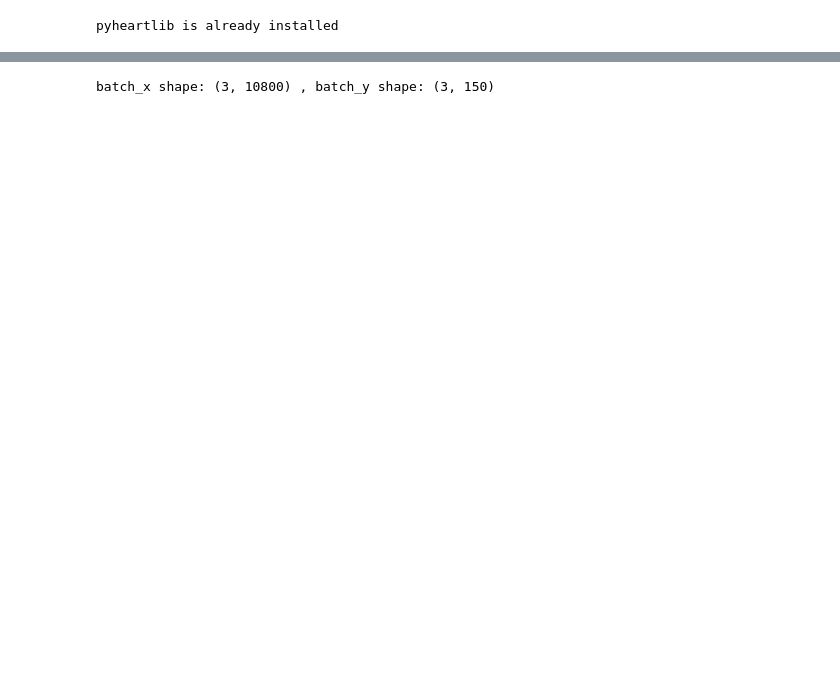
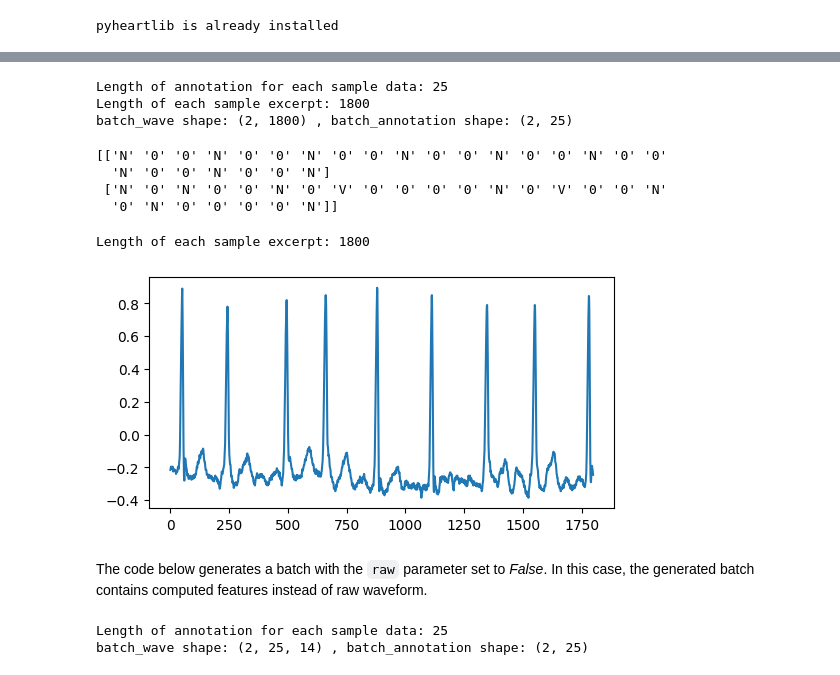
Before and after one commit to devnums/pyheartlib, a Jupyter notebook: examples/dataset/rpeak.ipynb, the cells around one changed output, grey strips where cells are left out. Drawn from its saved outputs; the diff is of its cells as text; code cells hidden in the pictures; blank space fills up the shorter version.

```diff
--- a/examples/dataset/rpeak.ipynb
+++ b/examples/dataset/rpeak.ipynb
@@ -39,17 +105,6 @@ if not Path('data').is_dir():
 # %%
-import numpy as np
-import pandas as pd
+# Load the dataset
 from pyheartlib.io import load_data
-from pyheartlib.data_rpeak import RpeakData, ECGSequence
-
-train_set = [201, 203]
-
-rpeak_data = RpeakData(
-    base_path="data", remove_bl=False, lowpass=False, progress_bar=False
-)
-annotated_records, samples_info = rpeak_data.save_samples(
-    rec_list=train_set, file_name="train.rpeak", win_size=30 * 360, stride=360
-)
 annotated_records, samples_info = load_data("data/train.rpeak")
 
 labels = []
@@ -66,11 +145,56 @@ Count  919749  900  90  30  122358  120  19163  2923  267
+# %%
+# Generate data in batch using he ECGSequence
+
+# If raw is False, output has the shape of (batch_size, #sub-segments, #features),
+# otherwise, it has the shape of (batch_size, excerpt_length)
+from pyheartlib.data_rpeak import ECGSequence
+
+trainseq = ECGSequence(
+    annotated_records, samples_info, binary=False, batch_size=2, raw=True, interval=72
+)
+bt = 0  # Batch number
+batch_annotation = trainseq[bt][1]  # Annotation
+batch_wave = trainseq[bt][0]  # Excerpt values
+
+print("Length of annotation for each sample data:", len(batch_annotation[0]))
+print("Length of each sample excerpt:", len(batch_wave[0]))
+print("batch_wave shape:", batch_wave.shape, ", batch_annotation shape:", batch_annotation.shape)
+# %% [output]
+Length of annotation for each sample data: 25
+Length of each sample excerpt: 1800
+batch_wave shape: (2, 1800) , batch_annotation shape: (2, 25)
+# %%
+# Annotations of the samples in the batch
+print(batch_annotation)
+# %% [output]
+[['N' '0' '0' 'N' '0' '0' 'N' '0' '0' 'N' '0' '0' 'N' '0' '0' 'N' '0' '0'
+  'N' '0' '0' 'N' '0' '0' 'N']
+ ['N' '0' 'N' '0' '0' 'N' '0' 'V' '0' '0' '0' '0' 'N' '0' 'V' '0' '0' 'N'
+  '0' 'N' '0' '0' '0' '0' 'N']]
+# %%
+# Plot an output excerpt of the batch
+print("Length of each sample excerpt:", len(batch_wave[0]))
+wf = batch_wave[0]
+import matplotlib.pyplot as plt
+plt.figure(figsize=(6, 3))
+plt.plot(wf);
+# %% [output]
+Length of each sample excerpt: 1800
+[figure, added]
+# %% [markdown]
+The code below generates a batch with the `raw` parameter set to *False*. In this case, the generated batch contains computed features instead of raw waveform.
 # %%
-# if raw=True
+# When raw is set to False
 trainseq = ECGSequence(
-    annotated_records, samples_info, binary=False, batch_size=3, raw=True, interval=72
+    annotated_records, samples_info, binary=False, batch_size=2, raw=False, interval=72
 )
-bt = 0  # batch number
-batch_y = trainseq[bt][1]  # excerpt label
-batch_x = trainseq[bt][0]  # excerpt values
-print("batch_x shape:", batch_x.shape, ", batch_y shape:", batch_y.shape)
+
+bt = 0  # Batch number
+batch_annotation = trainseq[bt][1]  # Annotation
+batch_wave = trainseq[bt][0]  # Excerpt values
+
+print("Length of annotation for each sample data:", len(batch_annotation[0]))
+print("batch_wave shape:", batch_wave.shape, ", batch_annotation shape:", batch_annotation.shape)
 # %% [output]
-batch_x shape: (3, 10800) , batch_y shape: (3, 150)
+Length of annotation for each sample data: 25
+batch_wave shape: (2, 25, 14) , batch_annotation shape: (2, 25)
```
Also changed, not shown: parts of 17 cells of this notebook, 6 other files.
